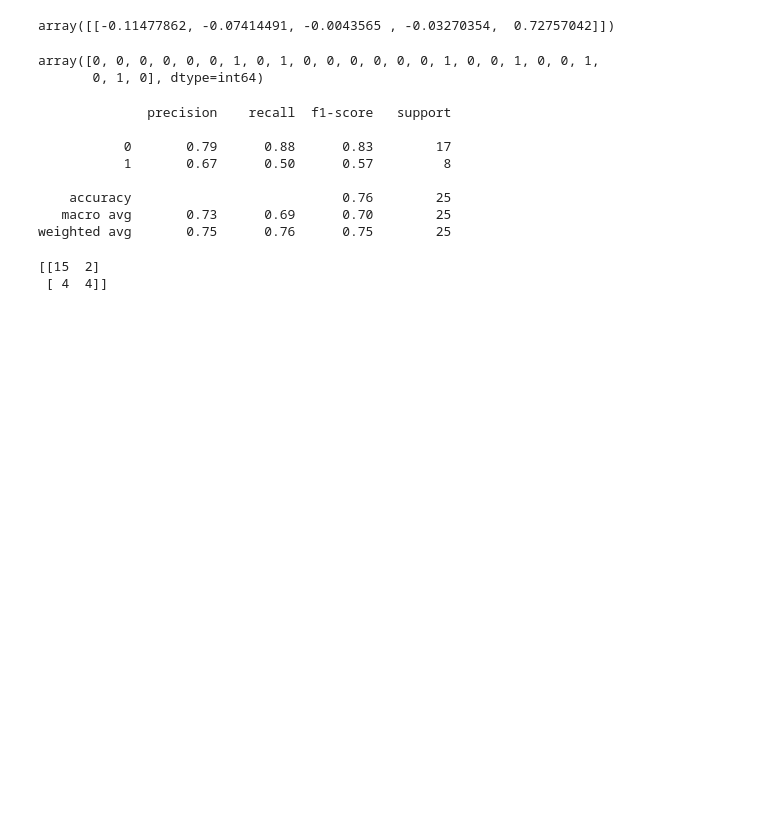
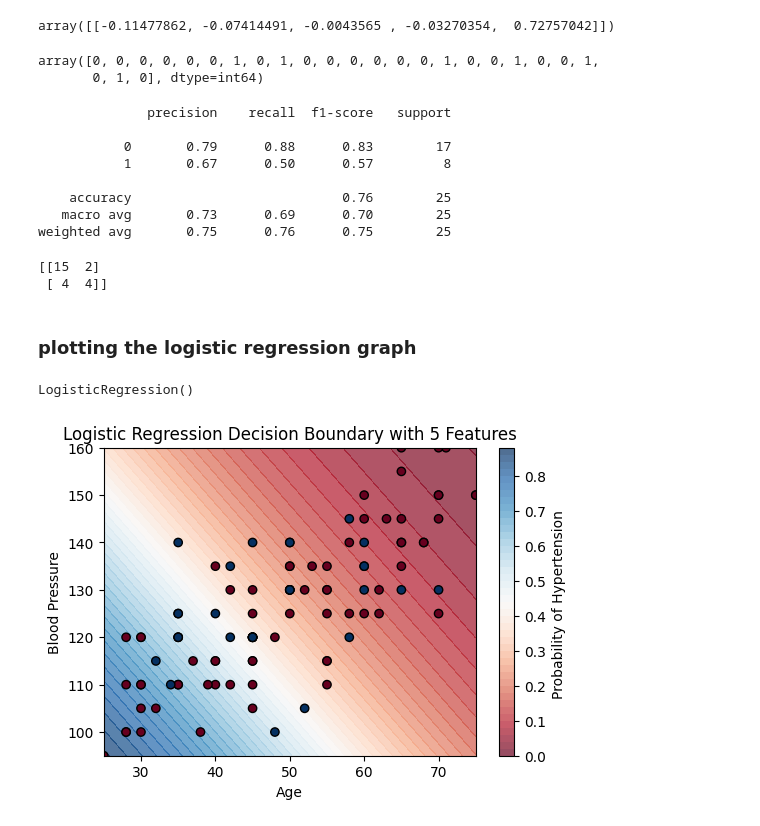
Before and after one commit to snsupratim/ML_LAB, a Jupyter notebook: Lab_Assignments/assignment07.ipynb, the cells around one changed output. Saved outputs shown, nothing was run; the diff lists cells and outputs as text; code cells hidden in the pictures; blank space fills up the shorter version.

Commit message:
logistic

```diff
--- a/Lab_Assignments/assignment07.ipynb
+++ b/Lab_Assignments/assignment07.ipynb
@@ -136,3 +136,51 @@ print(confusion_matrix(y_test,predict))
 # %% [output]
 [[15  2]
  [ 4  4]]
+# %% [markdown]
+### plotting the logistic regression graph
+# %%
+from sklearn.preprocessing import StandardScaler
+scaler = StandardScaler()
+# %%
+X_scaled = scaler.fit_transform(x)
+# %%
+model = LogisticRegression()
+model.fit(X_scaled, y)
+# %% [output]
+LogisticRegression()
+# %%
+# Create a grid for plotting
+age_range = np.linspace(x['Age'].min(), x['Age'].max(), 100)
+bp_range = np.linspace(x['Blood Pressure'].min(), x['Blood Pressure'].max(), 100)
+cholesterol_range = np.linspace(x['Cholesterol Levels'].min(), x['Cholesterol Levels'].max(), 100)
+
+
+# Create a meshgrid for Age and Blood Pressure
+xx, yy = np.meshgrid(age_range, bp_range)
+
+# Prepare a grid for predictions
+Z = np.zeros((len(xx.ravel()), 5))  # 5 features
+Z[:, 0] = xx.ravel()  # Age
+Z[:, 1] = yy.ravel()  # Blood Pressure
+Z[:, 2] = np.mean(x['Cholesterol Levels'])  # Average Cholesterol Levels
+Z[:, 3] = np.mean(x['Heart Rate'])  # Average Heart Rate
+Z[:, 4] = np.mean(x['BMI'])  # Average BMI
+
+# Standardize the grid
+Z_scaled = scaler.transform(Z)
+
+# Predict probabilities for the grid
+Z_prob = model.predict_proba(Z_scaled)[:, 1]
+Z_prob = Z_prob.reshape(xx.shape)
+
+# Plotting
+plt.figure(figsize=(6, 4))
+plt.contourf(xx, yy, Z_prob, levels=50, cmap='RdBu', alpha=0.7)
+plt.colorbar(label='Probability of Hypertension ')
+plt.scatter(x['Age'], x['Blood Pressure'], c=y, edgecolors='k', cmap='RdBu', marker='o')
+plt.title('Logistic Regression Decision Boundary with 5 Features')
+plt.xlabel('Age')
+plt.ylabel('Blood Pressure')
+plt.show()
+# %% [output]
+[figure, added]
```
Also changed, not shown: 6 other files.
